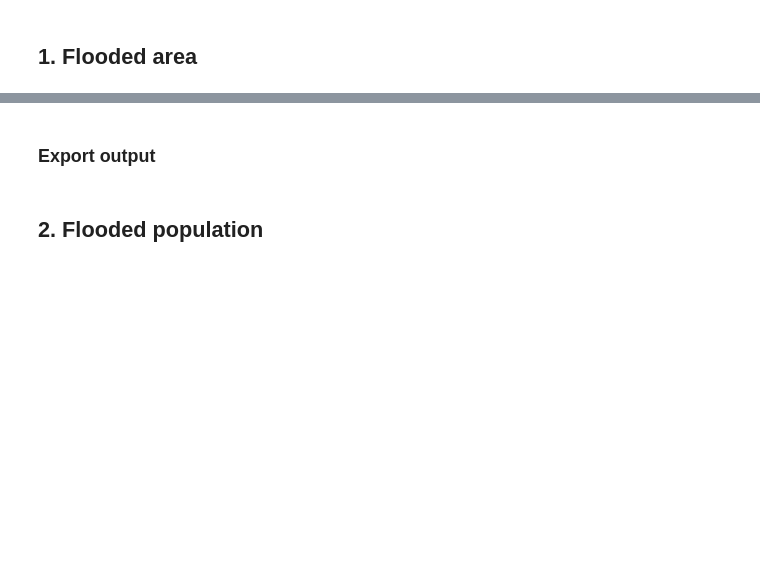
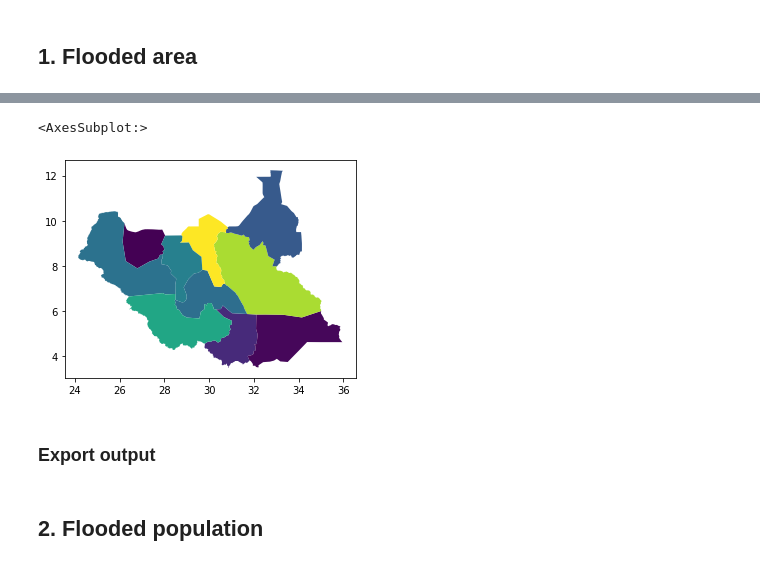
Before and after one commit to sabgis1968/rdl-pyTools, a Jupyter notebook: ss-fl-pop.ipynb, the cells around one changed output, grey strips where cells are left out. Cells and saved outputs as stored; diff of their text form; code cells hidden in the pictures; blank space fills up the shorter version.

```diff
--- a/ss-fl-pop.ipynb
+++ b/ss-fl-pop.ipynb
@@ -69,6 +120,11 @@ base_loc = "rdl-pytools/data/ssudan/"
 #pop represents population data
 with rasterio.open(base_loc+'exp-ss-pop-landscan18.tif') as fp:
   pop_data = fp.read(1)
+
+  # Get cell size for count of affected area later on
+  gt = fp.transform
+  pixelSizeX = gt[0]
+  pixelSizeY =-gt[4]
 
 
 scale_factor = 0.1
@@ -83,6 +139,8 @@ with rasterio.open(base_loc+'hzd-ss-fl-rp100.tif') as dataset:
       resampling=Resampling.bilinear
   )
 
+
+
   # scale image transform
   transform = dataset.transform * dataset.transform.scale(
       (dataset.width / pop_data.shape[-1]),
@@ -125,0 +180,7 @@ target
+# %%
+adm1_flooded_areas = collect_stats(base_loc+'hzd-ss-fl-rp100.tif', base_loc+'SS_ADM1.shp', flood_data, ["count"], 'ADM1_PCODE')
+# %%
+flooded_area_df = convert_stats_to_df(adm1_flooded_areas, 'flooded_area', 'count')
+
+# Convert count of cells into expected spatial resolution in degrees
+flooded_area_df['flooded_area'] *= pixelSizeX*pixelSizeY
@@ -126,3 +190,10 @@ target
+# %%
+flooded_area_deg = adm1.join(flooded_area_df, on='ADM1_PCODE')
+
+flooded_area_deg.plot(column='flooded_area')
+# %% [output]
+<AxesSubplot:>
+[figure, added]
 # %% [markdown]
 ### Export output
 # %%
```
Also changed, not shown: parts of 15 cells of this notebook.
